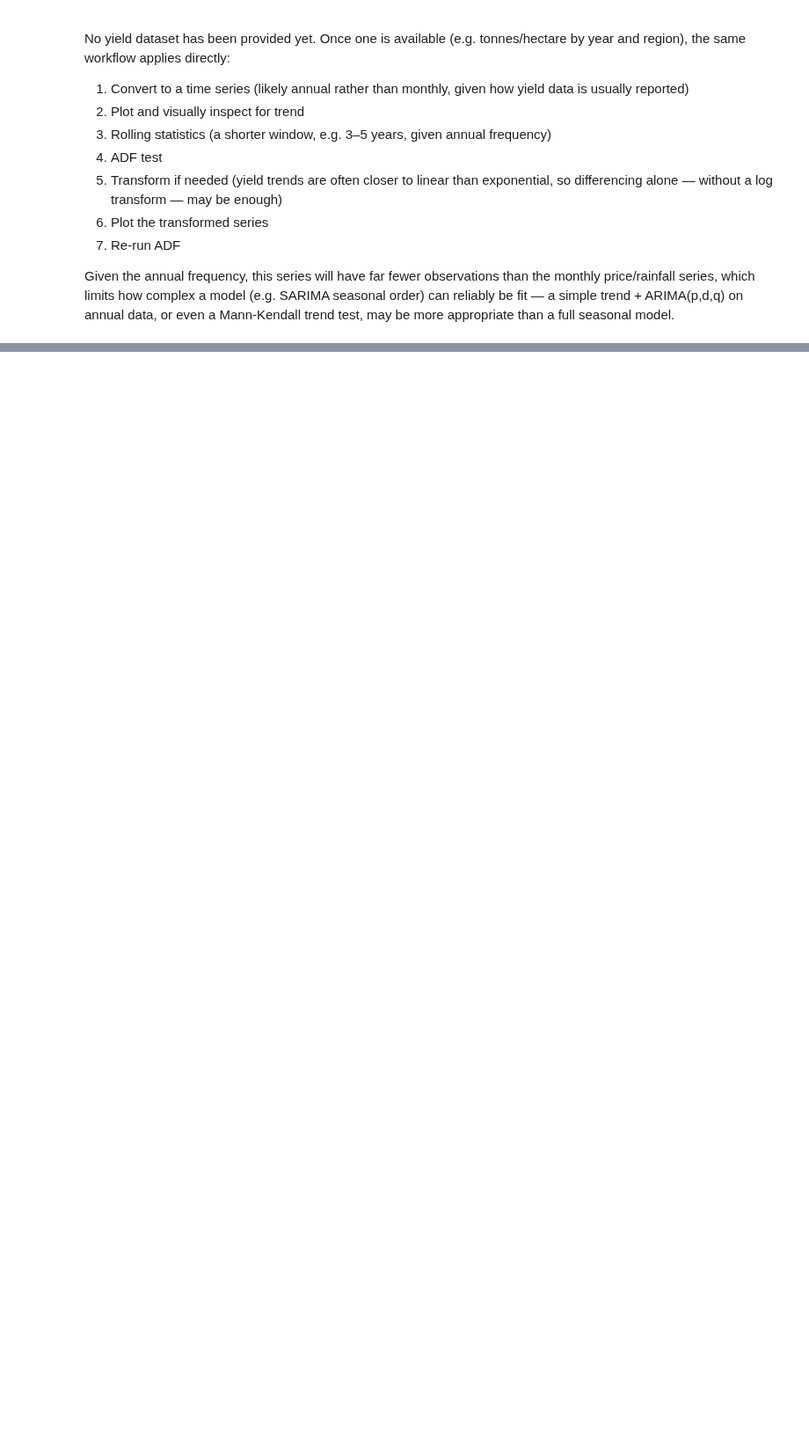
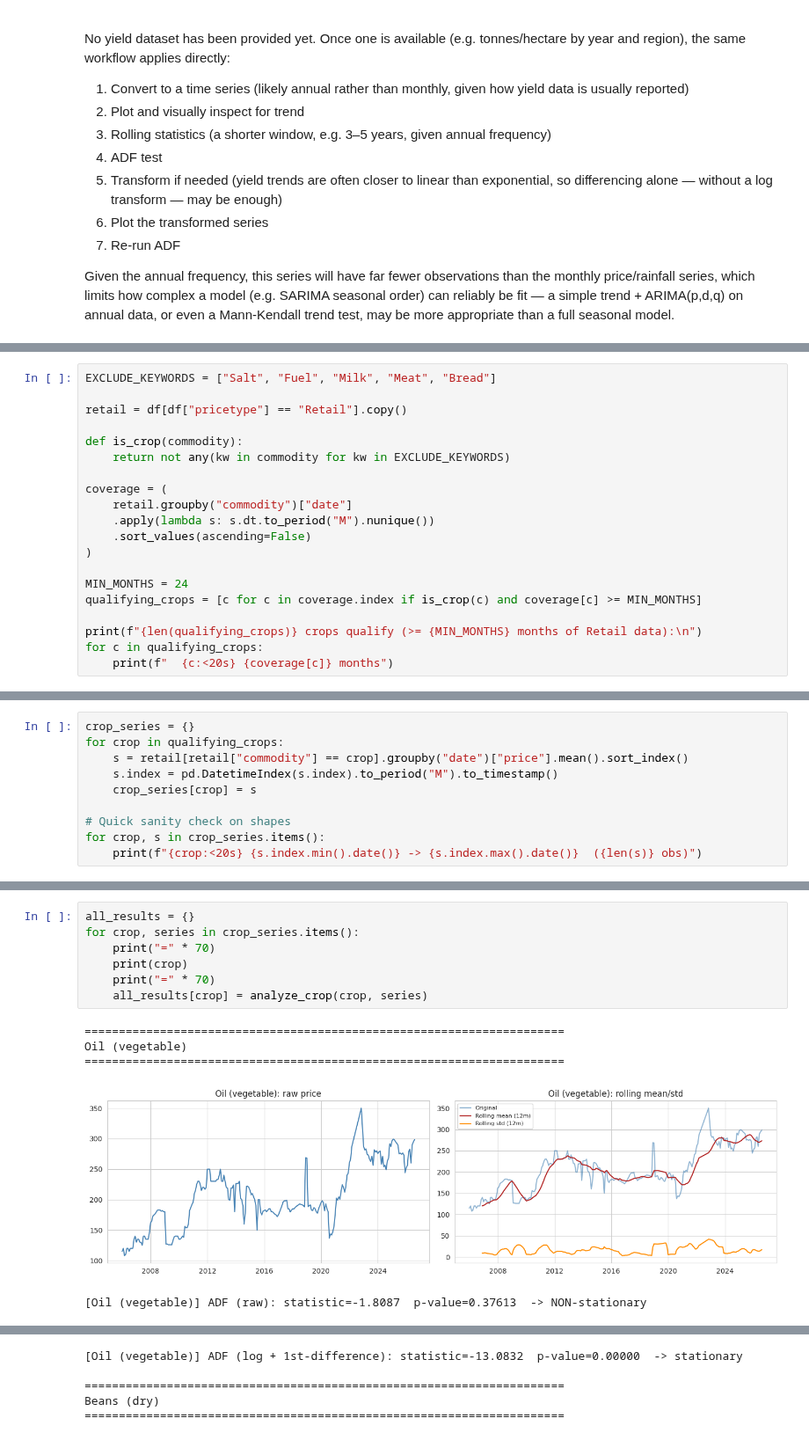
Before and after one commit to machange12/bei-smart, a Jupyter notebook: notebooks/eda/time_series_eda.ipynb, the cells around one changed output, grey strips where cells are left out. Shown at 88% size. Saved outputs shown, nothing was run; the diff lists cells and outputs as text; blank space fills up the shorter version.

```diff
--- a/notebooks/eda/time_series_eda.ipynb
+++ b/notebooks/eda/time_series_eda.ipynb
@@ -498,0 +823,20 @@ Given the annual frequency, this series will have far fewer observations than th
+# %%
+EXCLUDE_KEYWORDS = ["Salt", "Fuel", "Milk", "Meat", "Bread"]
+
+retail = df[df["pricetype"] == "Retail"].copy()
+
+def is_crop(commodity):
+    return not any(kw in commodity for kw in EXCLUDE_KEYWORDS)
+
+coverage = (
+    retail.groupby("commodity")["date"]
+    .apply(lambda s: s.dt.to_period("M").nunique())
+    .sort_values(ascending=False)
+)
+
+MIN_MONTHS = 24
+qualifying_crops = [c for c in coverage.index if is_crop(c) and coverage[c] >= MIN_MONTHS]
+
+print(f"{len(qualifying_crops)} crops qualify (>= {MIN_MONTHS} months of Retail data):\n")
+for c in qualifying_crops:
+    print(f"  {c:<20s} {coverage[c]} months")
@@ -498,0 +861,10 @@ Given the annual frequency, this series will have far fewer observations than th
+# %%
+crop_series = {}
+for crop in qualifying_crops:
+    s = retail[retail["commodity"] == crop].groupby("date")["price"].mean().sort_index()
+    s.index = pd.DatetimeIndex(s.index).to_period("M").to_timestamp()
+    crop_series[crop] = s
+
+# Quick sanity check on shapes
+for crop, s in crop_series.items():
+    print(f"{crop:<20s} {s.index.min().date()} -> {s.index.max().date()}  ({len(s)} obs)")
@@ -498,0 +957,13 @@ Given the annual frequency, this series will have far fewer observations than th
+# %%
+all_results = {}
+for crop, series in crop_series.items():
+    print("=" * 70)
+    print(crop)
+    print("=" * 70)
+    all_results[crop] = analyze_crop(crop, series)
+# %% [output]
+======================================================================
+Oil (vegetable)
+======================================================================
+[figure, added]
+[Oil (vegetable)] ADF (raw): statistic=-1.8087  p-value=0.37613  -> NON-stationary
@@ -498,0 +971,5 @@ Given the annual frequency, this series will have far fewer observations than th
+[Oil (vegetable)] ADF (log + 1st-difference): statistic=-13.0832  p-value=0.00000  -> stationary
+
+======================================================================
+Beans (dry)
+======================================================================
```
Also changed, not shown: parts of 33 cells of this notebook.
